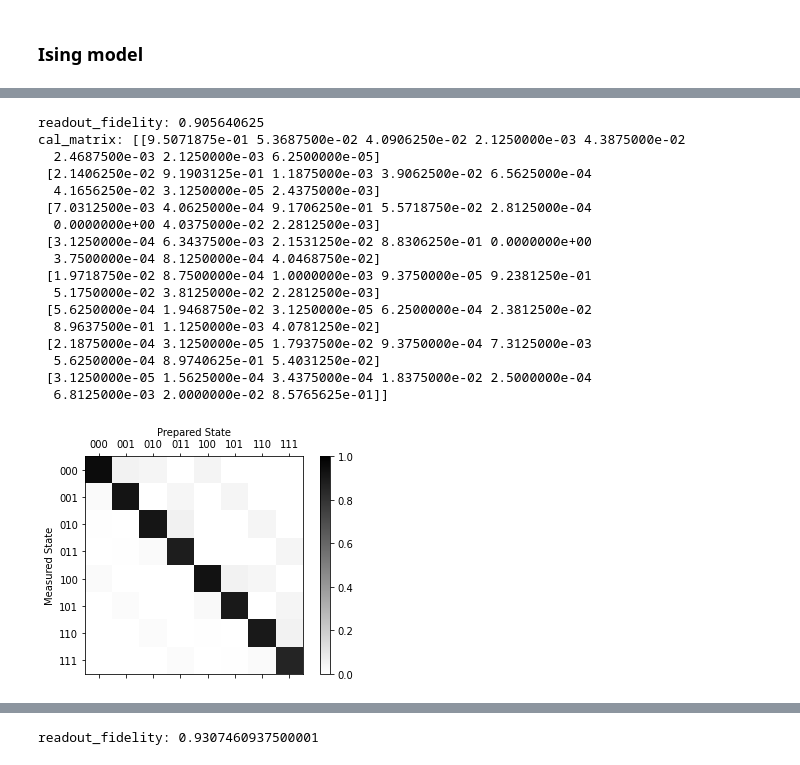
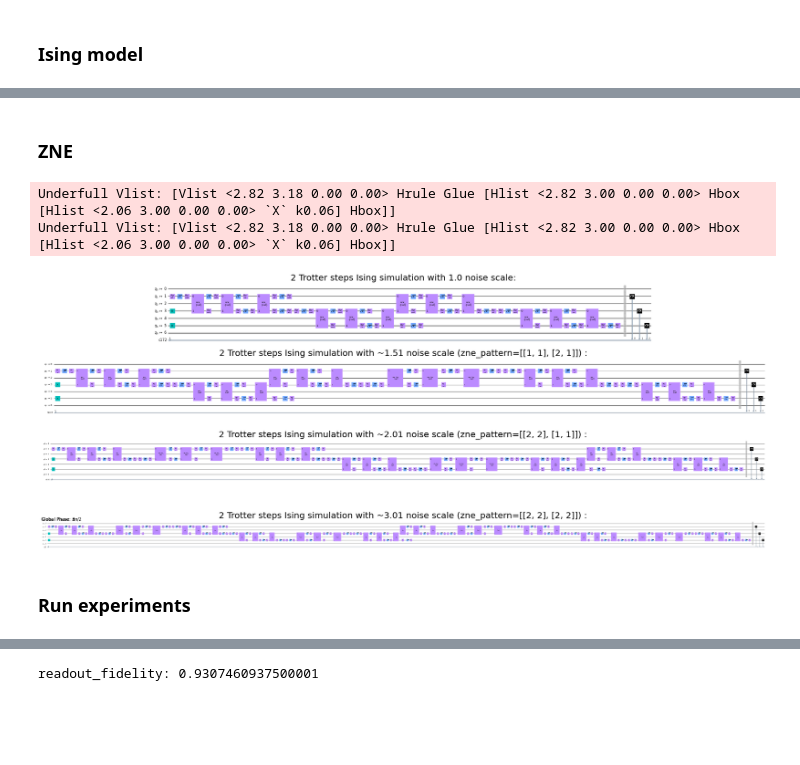
Before and after one commit to DanielKalicki/ibm_open_science_2021, a Jupyter notebook: FinalSubmission_3QubitIsingSimulation.ipynb, the cells around one changed output, grey strips where cells are left out. Saved outputs shown, nothing was run; the diff lists cells and outputs as text; code cells hidden in the pictures; blank space fills up the shorter version.

```diff
--- a/FinalSubmission_3QubitIsingSimulation.ipynb
+++ b/FinalSubmission_3QubitIsingSimulation.ipynb
@@ -1035,27 +1174 @@ cal_matrix: [[9.6390625e-01 3.7437500e-02 3.5531250e-02 2.2187500e-03 2.6500000e
 [figure]
-# %%
-# no custom discriminator!
-
-print("readout_fidelity:", meas_fitter.readout_fidelity())
-print("cal_matrix:", meas_fitter.cal_matrix)
-meas_fitter.plot_calibration()
-meas_filter = meas_fitter.filter
-# %% [output]
-readout_fidelity: 0.905640625
-cal_matrix: [[9.5071875e-01 5.3687500e-02 4.0906250e-02 2.1250000e-03 4.3875000e-02
-  2.4687500e-03 2.1250000e-03 6.2500000e-05]
- [2.1406250e-02 9.1903125e-01 1.1875000e-03 3.9062500e-02 6.5625000e-04
-  4.1656250e-02 3.1250000e-05 2.4375000e-03]
- [7.0312500e-03 4.0625000e-04 9.1706250e-01 5.5718750e-02 2.8125000e-04
-  0.0000000e+00 4.0375000e-02 2.2812500e-03]
- [3.1250000e-04 6.3437500e-03 2.1531250e-02 8.8306250e-01 0.0000000e+00
-  3.7500000e-04 8.1250000e-04 4.0468750e-02]
- [1.9718750e-02 8.7500000e-04 1.0000000e-03 9.3750000e-05 9.2381250e-01
-  5.1750000e-02 3.8125000e-02 2.2812500e-03]
- [5.6250000e-04 1.9468750e-02 3.1250000e-05 6.2500000e-04 2.3812500e-02
-  8.9637500e-01 1.1250000e-03 4.0781250e-02]
- [2.1875000e-04 3.1250000e-05 1.7937500e-02 9.3750000e-04 7.3125000e-03
-  5.6250000e-04 8.9740625e-01 5.4031250e-02]
- [3.1250000e-05 1.5625000e-04 3.4375000e-04 1.8375000e-02 2.5000000e-04
-  6.8125000e-03 2.0000000e-02 8.5765625e-01]]
-[figure, removed]
@@ -1074,42 +1175,72 @@ def state_tomo(result, st_qcs):
+# %% [markdown]
+### ZNE
 # %%
 def generate_zne_pattern(trotter_steps, noise):
+    # Right now only noise scaling up to 3 is only supported due to already high noise in the Ising simulation circuit.
+    # We are able to generate many intermediate steps from 1 to 3 noise scales.
+    # This is sufficient to have enough samples for the extrapolation.
     if noise > 3.01:
         raise NotImplementedError("noise higher than 3.01 is not yet implemented")
+
+    # Number of circuits in one trotter steps if we don't apply any noise
+    # (pattern 11, noise for single qubit pair pattern 12 and noise for both qubit pairs - pattern 22)
     circuits_in_11_patern = 2 # zne without noise has 2 circuits for every trotter steps (G01, G12)
     circuits_in_12_patern = 4 # zne with noise only applied to one ising circuit has 4 circuits (G01, Gd01, G01,G12)
     circuits_in_22_patern = 6 # zne with noise on both ising circuits has 6 circuits (G01, Gd01, G01, G12, Gd12, G12)
 
+    # Look for the minimal number of 22 patterns which are needed to generate the expected noise scaling.
     for num_of_22_patterns in range(trotter_steps, -1, -1):
         zne_score = num_of_22_patterns*circuits_in_22_patern + (trotter_steps-num_of_22_patterns)*circuits_in_11_patern
         if noise > zne_score / (trotter_steps*circuits_in_11_patern):
             break
-    # print("num_of_22_patterns", num_of_22_patterns)
 
+    # After calculating the number of 22 patterns, check how many 12 patterns can we apply.
     for num_of_12_patterns in range(trotter_steps, -1, -1):
         zne_score = num_of_12_patterns*circuits_in_12_patern + (trotter_steps-num_of_12_patterns-num_of_22_patterns)*circuits_in_11_patern + num_of_22_patterns*circuits_in_22_patern
         if noise > zne_score / (trotter_steps*circuits_in_11_patern):
             break
-    # print("num_of_12_patterns", num_of_12_patterns)
 
+    # zne_pattern array will have the final ZNE sequence.
     zne_pattern = [[1,1]]*trotter_steps
     steps = list(range(0, trotter_steps))
+
+    # Assign 22 and 12 patterns to random trotter steps.
     for _ in range(0, num_of_22_patterns):
         rnd_step = random.randint(0, len(steps)-1)
-        # print(rnd_step, len(steps))
         zne_pattern[steps[rnd_step]] = [2,2]
         steps.pop(rnd_step)
     for _ in range(0, num_of_12_patterns):
         rnd_step = random.randint(0, len(steps)-1)
-        # print(rnd_step, len(steps))
         if random.random() > 0.5:
             zne_pattern[steps[rnd_step]] = [1,2]
         else:
             zne_pattern[steps[rnd_step]] = [2,1]
         steps.pop(rnd_step)
 
     return zne_pattern, num_of_12_patterns, num_of_22_patterns
 
+fig, axs = plt.subplots(4, figsize=(30, 12))
+axs[0].set_title("2 Trotter steps Ising simulation with 1.0 noise scale:", fontsize=20)
+qc, _ = ising_sim(trotter_steps=2, target_time=np.pi, optimization_level=0, circ_type='rzx', zne_pattern=[])
+qc[-1].draw(fold=-1, ax=axs[0])
 
-zne_pattern_, _12, _22 = generate_zne_pattern(trotter_steps=7, noise=1.8)
+zne_pattern_, _, _ = generate_zne_pattern(trotter_steps=2, noise=1.51)
+axs[1].set_title("2 Trotter steps Ising simulation with ~1.51 noise scale (zne_pattern="+str(zne_pattern_)+") :", fontsize=20)
+qc, _ = ising_sim(trotter_steps=2, target_time=np.pi, optimization_level=0, circ_type='rzx', zne_pattern=zne_pattern_)
+qc[-1].draw(fold=-1, ax=axs[1])
 
-# zne_pattern_
+zne_pattern_, _, _ = generate_zne_pattern(trotter_steps=2, noise=2.01)
+axs[2].set_title("2 Trotter steps Ising simulation with ~2.01 noise scale (zne_pattern="+str(zne_pattern_)+") :", fontsize=20)
+qc, _ = ising_sim(trotter_steps=2, target_time=np.pi, optimization_level=0, circ_type='rzx', zne_pattern=zne_pattern_)
+qc[-1].draw(fold=-1, ax=axs[2])
+
+zne_pattern_, _, _ = generate_zne_pattern(trotter_steps=2, noise=3.01)
+axs[3].set_title("2 Trotter steps Ising simulation with ~3.01 noise scale (zne_pattern="+str(zne_pattern_)+") :", fontsize=20)
+qc, _ = ising_sim(trotter_steps=2, target_time=np.pi, optimization_level=0, circ_type='rzx', zne_pattern=zne_pattern_)
+qc[-1].draw(fold=-1, ax=axs[3])
+# %% [output]
+Underfull Vlist: [Vlist <2.82 3.18 0.00 0.00> Hrule Glue [Hlist <2.82 3.00 0.00 0.00> Hbox [Hlist <2.06 3.00 0.00 0.00> `X` k0.06] Hbox]]
+Underfull Vlist: [Vlist <2.82 3.18 0.00 0.00> Hrule Glue [Hlist <2.82 3.00 0.00 0.00> Hbox [Hlist <2.06 3.00 0.00 0.00> `X` k0.06] Hbox]]
+[figure, added]
+# %% [markdown]
+### Run experiments
```
Also changed, not shown: parts of 76 cells of this notebook.
